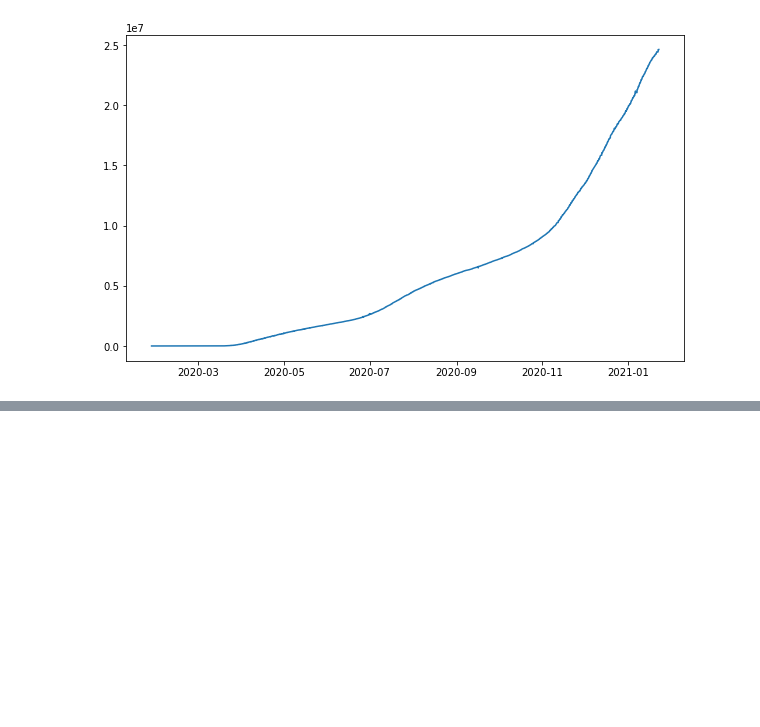
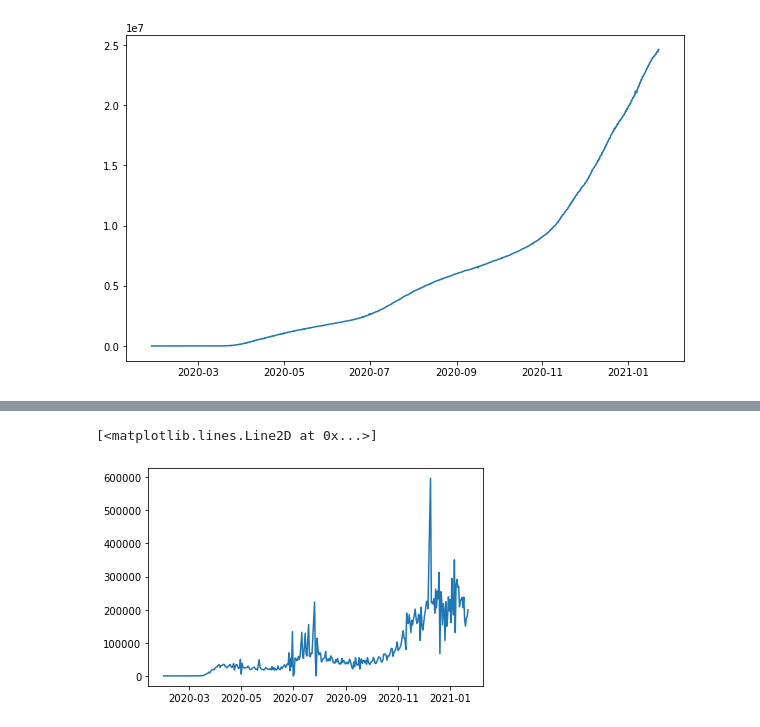
Before and after one commit to vcx15/TimeSeriesPrediction, a Jupyter notebook: TimeSeriesPrediction.ipynb, the cells around one changed output, grey strips where cells are left out. Cells and saved outputs as stored; diff of their text form; code cells hidden in the pictures; blank space fills up the shorter version.

```diff
--- a/TimeSeriesPrediction.ipynb
+++ b/TimeSeriesPrediction.ipynb
@@ -60,0 +69,3 @@ plt.plot(data['updateTime'], data['province_confirmedCount'])
+# %%
+data['updateTime'] = pd.to_datetime(data['updateTime']).dt.normalize()
+data.head(10)
@@ -60,0 +84,5 @@ plt.plot(data['updateTime'], data['province_confirmedCount'])
+# %%
+data.columns = ['date', 'confirmedCount']
+data_merge = data['confirmedCount'].groupby(data['date']).max()
+data_merge = data_merge.to_frame()
+data_merge.head(30)
@@ -60,0 +108,5 @@ plt.plot(data['updateTime'], data['province_confirmedCount'])
+# %%
+data_merge['lastDayConfirmedCount'] = data_merge['confirmedCount'].shift(1)
+data_merge['diffCount'] = data_merge['confirmedCount'] - data_merge['lastDayConfirmedCount']
+data_diff = data_merge[['diffCount']]
+data_diff
@@ -60,0 +128,5 @@ plt.plot(data['updateTime'], data['province_confirmedCount'])
+# %%
+plt.plot(data_diff)
+# %% [output]
+[<matplotlib.lines.Line2D at 0x...>]
+[figure, added]
```
Also changed, not shown: parts of 12 cells of this notebook.
